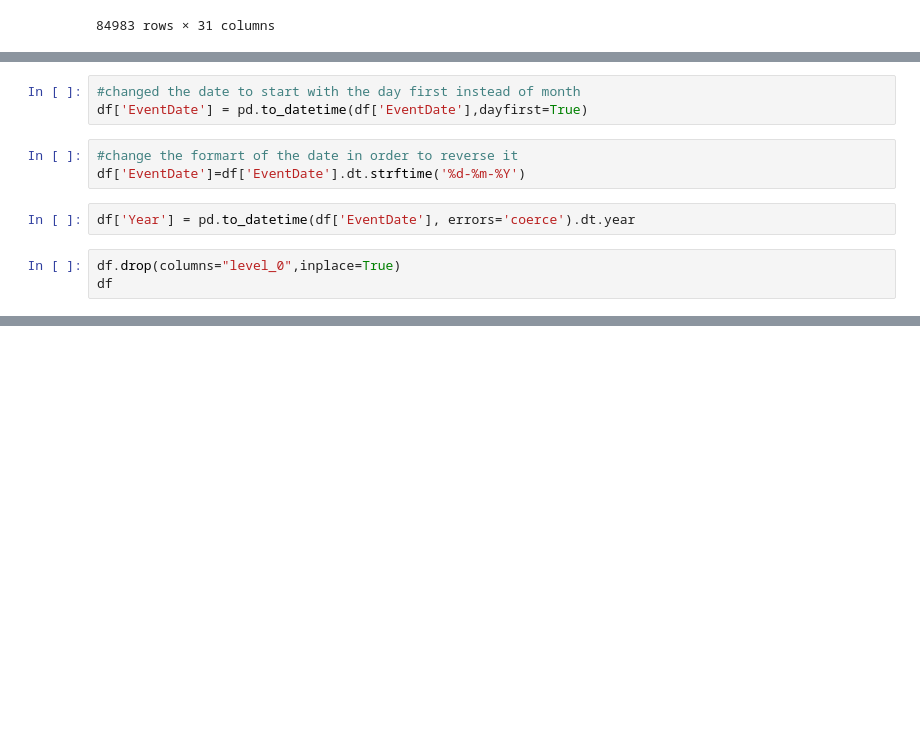
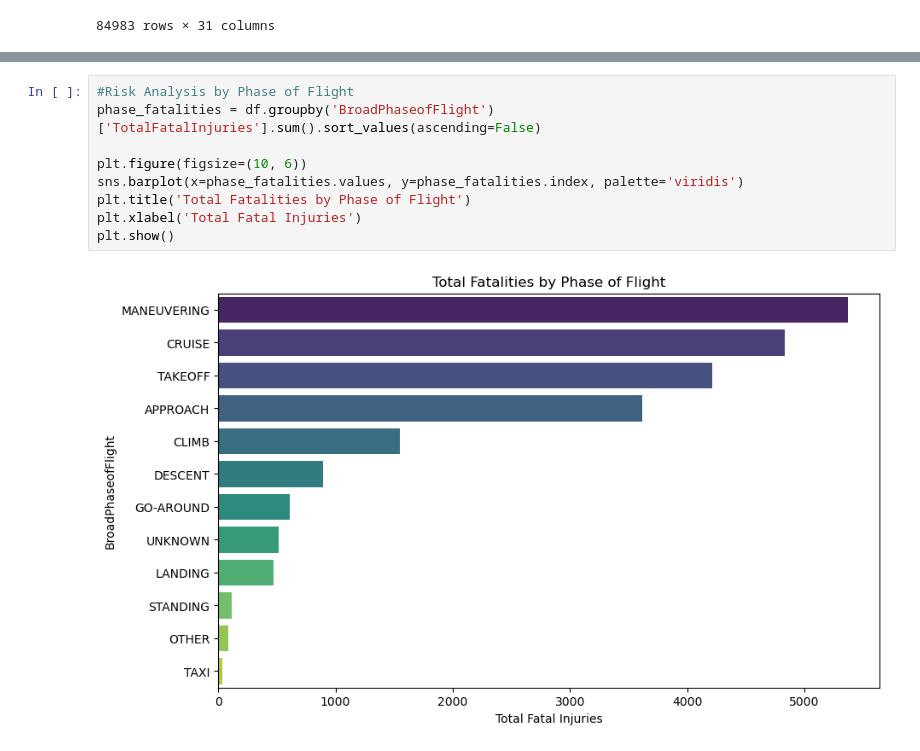
Before and after one commit to mophat524/Aviation, a Jupyter notebook: Aviation.ipynb, the cells around one changed output, grey strips where cells are left out. Cells and saved outputs as stored; diff of their text form; blank space fills up the shorter version.

```diff
--- a/Aviation.ipynb
+++ b/Aviation.ipynb
@@ -370,11 +233,0 @@ df.columns.value_counts().sum()
-# %%
-#changed the date to start with the day first instead of month
-df['EventDate'] = pd.to_datetime(df['EventDate'],dayfirst=True)
-# %%
-#change the formart of the date in order to reverse it
-df['EventDate']=df['EventDate'].dt.strftime('%d-%m-%Y')
-# %%
-df['Year'] = pd.to_datetime(df['EventDate'], errors='coerce').dt.year
-# %%
-df.drop(columns="level_0",inplace=True)
-df
@@ -512,0 +393,11 @@ Index(['EventId', 'InvestigationType', 'AccidentNumber', 'EventDate',
+# %%
+#Risk Analysis by Phase of Flight
+phase_fatalities = df.groupby('BroadPhaseofFlight')['TotalFatalInjuries'].sum().sort_values(ascending=False)
+
+plt.figure(figsize=(10, 6))
+sns.barplot(x=phase_fatalities.values, y=phase_fatalities.index, palette='viridis')
+plt.title('Total Fatalities by Phase of Flight')
+plt.xlabel('Total Fatal Injuries')
+plt.show()
+# %% [output]
+[figure, added]
```
Also changed, not shown: parts of 82 cells of this notebook.
